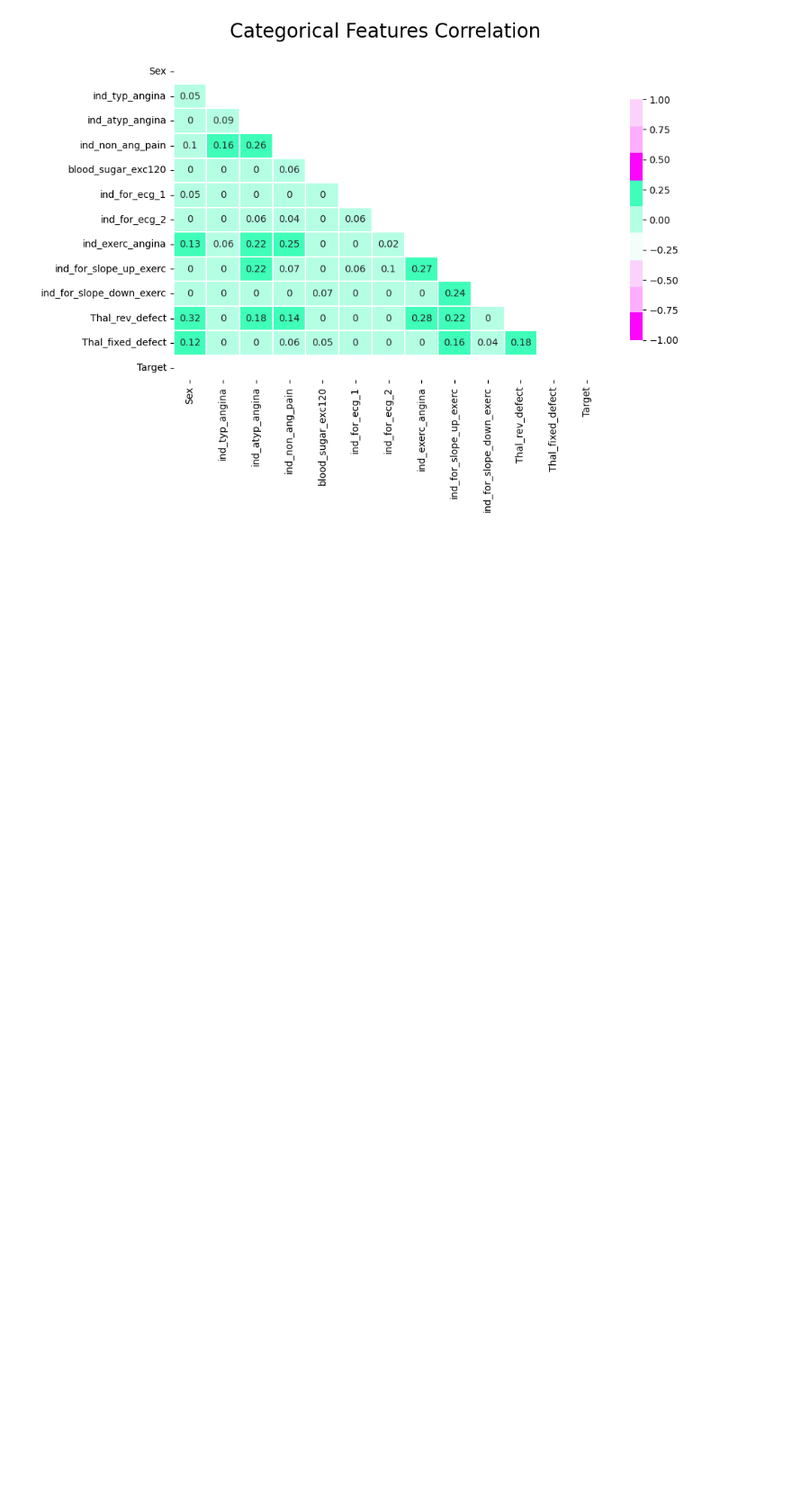
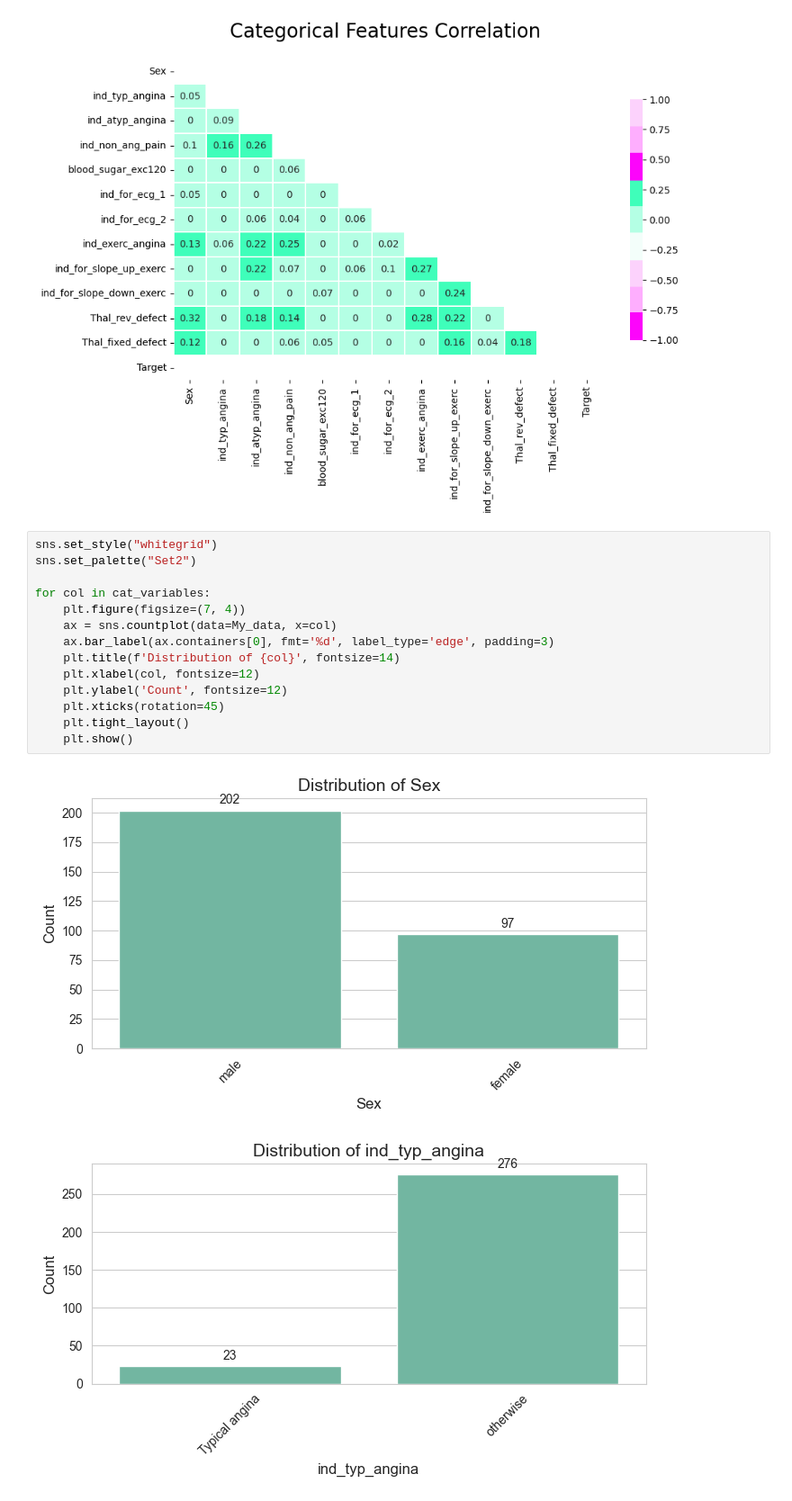
Before and after one commit to nibu-pamplaniyil/Heart, a Jupyter notebook: jupiter.ipynb, the cells around one changed output. Shown at 90% size. Drawn from its saved outputs; the diff is of its cells as text; blank space fills up the shorter version.

```diff
--- a/jupiter.ipynb
+++ b/jupiter.ipynb
@@ -236,3 +236,20 @@ sns.heatmap(corr, mask=mask, cmap=cmap, vmax=1.0, vmin=-1, center=0, annot=True,
 ax.set_title("Categorical Features Correlation ", fontsize=20, y= 1.05);
 # %% [output]
 [figure]
+# %%
+sns.set_style("whitegrid")
+sns.set_palette("Set2")
+
+for col in cat_variables:
+    plt.figure(figsize=(7, 4))
+    ax = sns.countplot(data=My_data, x=col)
+    ax.bar_label(ax.containers[0], fmt='%d', label_type='edge', padding=3)
+    plt.title(f'Distribution of {col}', fontsize=14)
+    plt.xlabel(col, fontsize=12)
+    plt.ylabel('Count', fontsize=12)
+    plt.xticks(rotation=45)
+    plt.tight_layout()
+    plt.show()
+# %% [output]
+[figure, added]
+[figure, added]
```
Also changed, not shown: parts of 6 cells of this notebook.
